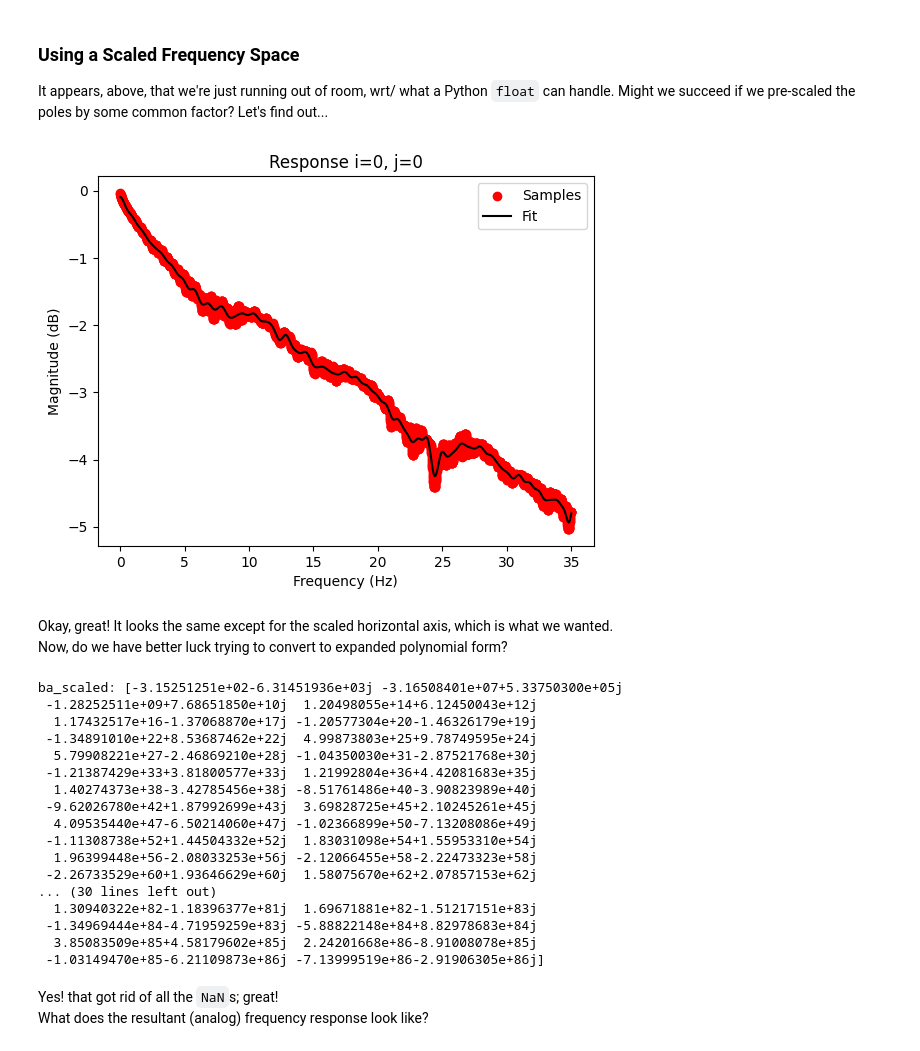
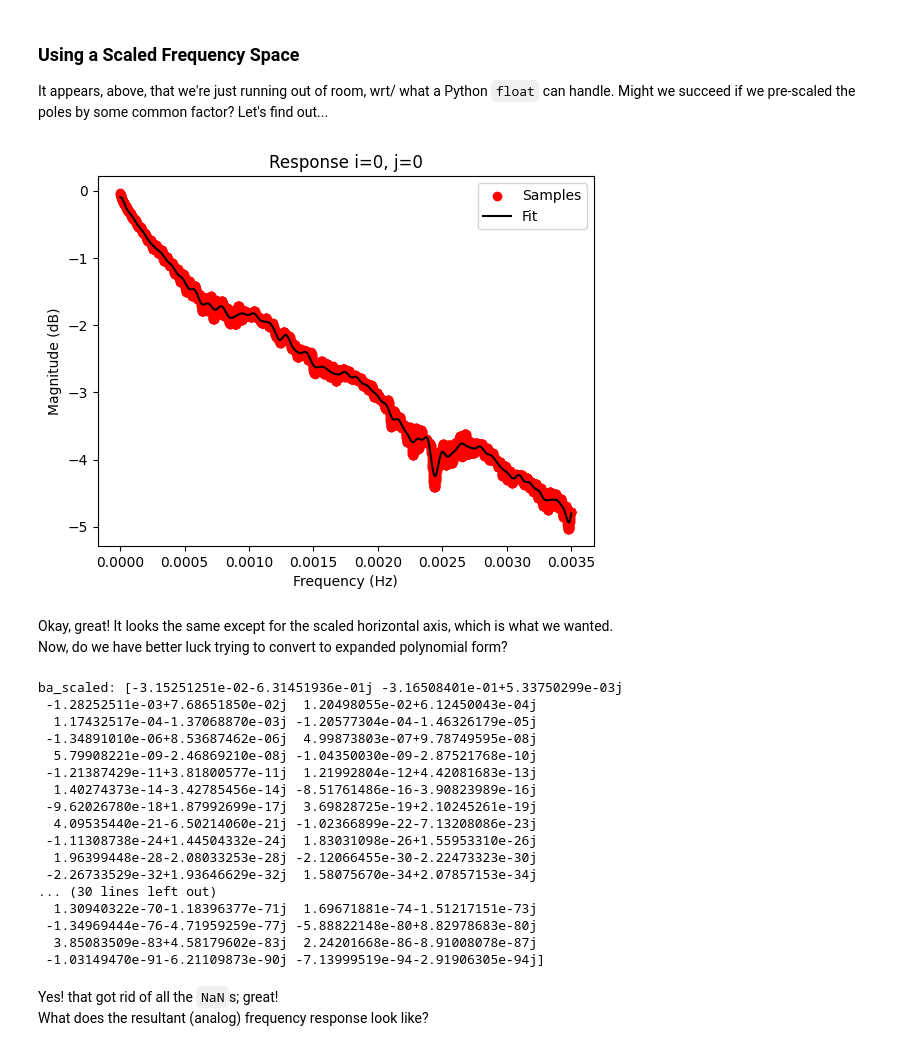
Before and after one commit to capn-freako/ImpulseResponseFromSparameters, a Jupyter notebook: ImpulseResponseFromSparams.ipynb, the cells around one changed output. Drawn from its saved outputs; the diff is of its cells as text; code cells hidden in the pictures.

```diff
--- a/ImpulseResponseFromSparams.ipynb
+++ b/ImpulseResponseFromSparams.ipynb
@@ -1321,14 +1321,14 @@ It appears, above, that we're just running out of room, wrt/ what a Python `floa
 Might we succeed if we pre-scaled the poles by some common factor?
 Let's find out...
 # %%
-FSCALE = 1e-9  # Change the units of the poles from Hz to GHz.
+FSCALE = 1e-13  # Change the units of the poles from Hz to THz.
 ntwk_dd_scaled = ntwk_dd.copy()
 ntwk_dd_scaled.f *= FSCALE
 vf_scaled = rf.VectorFitting(ntwk_dd_scaled.s21)
 vf_scaled.vector_fit(n_poles_real=10, n_poles_cmplx=40)
 vf_scaled.plot_s_db()
 # %% [output]
-[figure, old version]
+[figure, new version]
 # %% [markdown]
 Okay, great! It looks the same except for the scaled horizontal axis, which is what we wanted.
 Now, do we have better luck trying to convert to expanded polynomial form?
@@ -1336,27 +1336,27 @@ Now, do we have better luck trying to convert to expanded polynomial form?
 r = vf_scaled.residues[0]
 p = vf_scaled.poles
 k = vf_scaled.proportional_coeff[0]
-ba_scaled, aa_scaled = invres(r, p, k)
+ba_scaled, aa_scaled = invres(r, p, k, tol=1e-9)
 print(f"ba_scaled: {ba_scaled}")
 print(f"aa_scaled: {aa_scaled}")
 # %% [output]
-ba_scaled: [-3.15251251e+02-6.31451936e+03j -3.16508401e+07+5.33750300e+05j
- -1.28252511e+09+7.68651850e+10j  1.20498055e+14+6.12450043e+12j
-  1.17432517e+16-1.37068870e+17j -1.20577304e+20-1.46326179e+19j
- -1.34891010e+22+8.53687462e+22j  4.99873803e+25+9.78749595e+24j
-  5.79908221e+27-2.46869210e+28j -1.04350030e+31-2.87521768e+30j
- -1.21387429e+33+3.81800577e+33j  1.21992804e+36+4.42081683e+35j
-  1.40274373e+38-3.42785456e+38j -8.51761486e+40-3.90823989e+40j
- -9.62026780e+42+1.87992699e+43j  3.69828725e+45+2.10245261e+45j
-  4.09535440e+47-6.50214060e+47j -1.02366899e+50-7.13208086e+49j
- -1.11308738e+52+1.44504332e+52j  1.83031098e+54+1.55953310e+54j
-  1.96399448e+56-2.08033253e+56j -2.12066455e+58-2.22473323e+58j
- -2.26733529e+60+1.93646629e+60j  1.58075670e+62+2.07857153e+62j
+ba_scaled: [-3.15251251e-02-6.31451936e-01j -3.16508401e-01+5.33750299e-03j
+ -1.28252511e-03+7.68651850e-02j  1.20498055e-02+6.12450043e-04j
+  1.17432517e-04-1.37068870e-03j -1.20577304e-04-1.46326179e-05j
+ -1.34891010e-06+8.53687462e-06j  4.99873803e-07+9.78749595e-08j
+  5.79908221e-09-2.46869210e-08j -1.04350030e-09-2.87521768e-10j
+ -1.21387429e-11+3.81800577e-11j  1.21992804e-12+4.42081683e-13j
+  1.40274373e-14-3.42785456e-14j -8.51761486e-16-3.90823989e-16j
+ -9.62026780e-18+1.87992699e-17j  3.69828725e-19+2.10245261e-19j
+  4.09535440e-21-6.50214060e-21j -1.02366899e-22-7.13208086e-23j
+ -1.11308738e-24+1.44504332e-24j  1.83031098e-26+1.55953310e-26j
+  1.96399448e-28-2.08033253e-28j -2.12066455e-30-2.22473323e-30j
+ -2.26733529e-32+1.93646629e-32j  1.58075670e-34+2.07857153e-34j
 ... (30 lines left out)
-  1.30940322e+82-1.18396377e+81j  1.69671881e+82-1.51217151e+83j
- -1.34969444e+84-4.71959259e+83j -5.88822148e+84+8.82978683e+84j
-  3.85083509e+85+4.58179602e+85j  2.24201668e+86-8.91008078e+85j
- -1.03149470e+85-6.21109873e+86j -7.13999519e+86-2.91906305e+86j]
+  1.30940322e-70-1.18396377e-71j  1.69671881e-74-1.51217151e-73j
+ -1.34969444e-76-4.71959259e-77j -5.88822148e-80+8.82978683e-80j
+  3.85083509e-83+4.58179602e-83j  2.24201668e-86-8.91008078e-87j
+ -1.03149470e-91-6.21109873e-90j -7.13999519e-94-2.91906305e-94j]
 # %% [markdown]
 Yes! that got rid of all the `NaN`s; great!
 What does the resultant (analog) frequency response look like?
```
Also changed, not shown: parts of 6 cells of this notebook.
